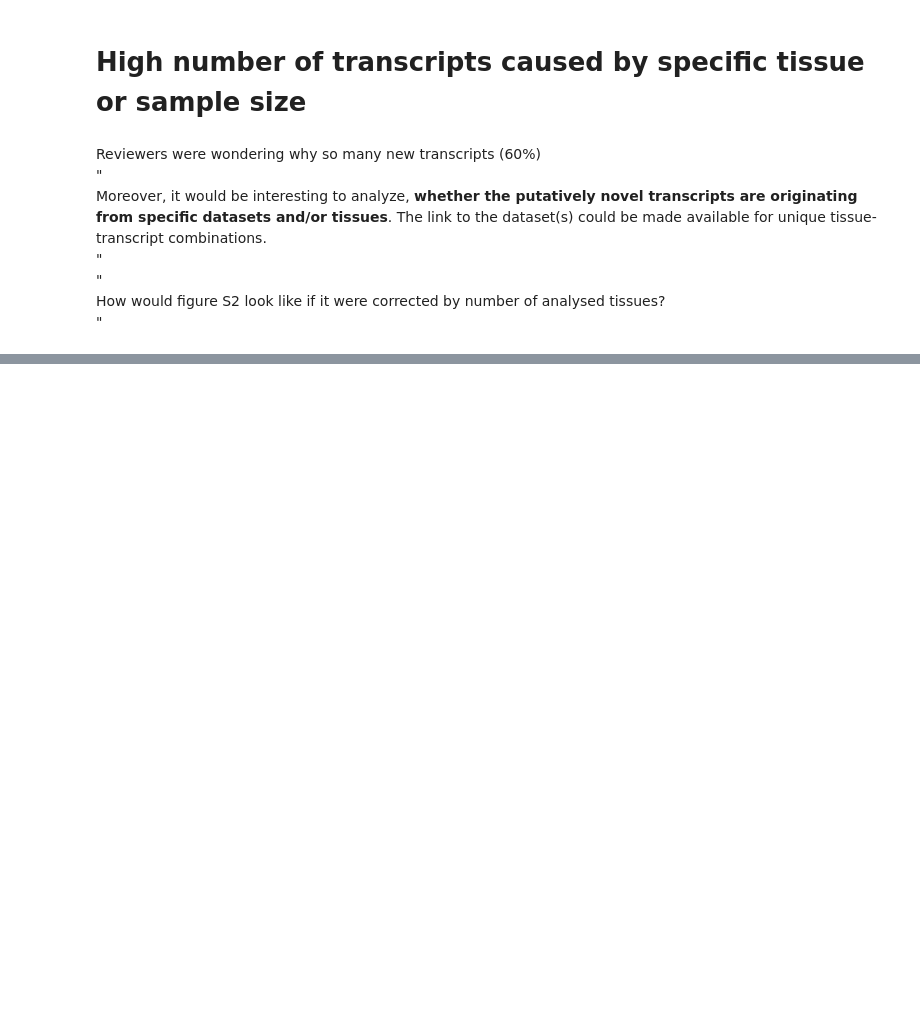
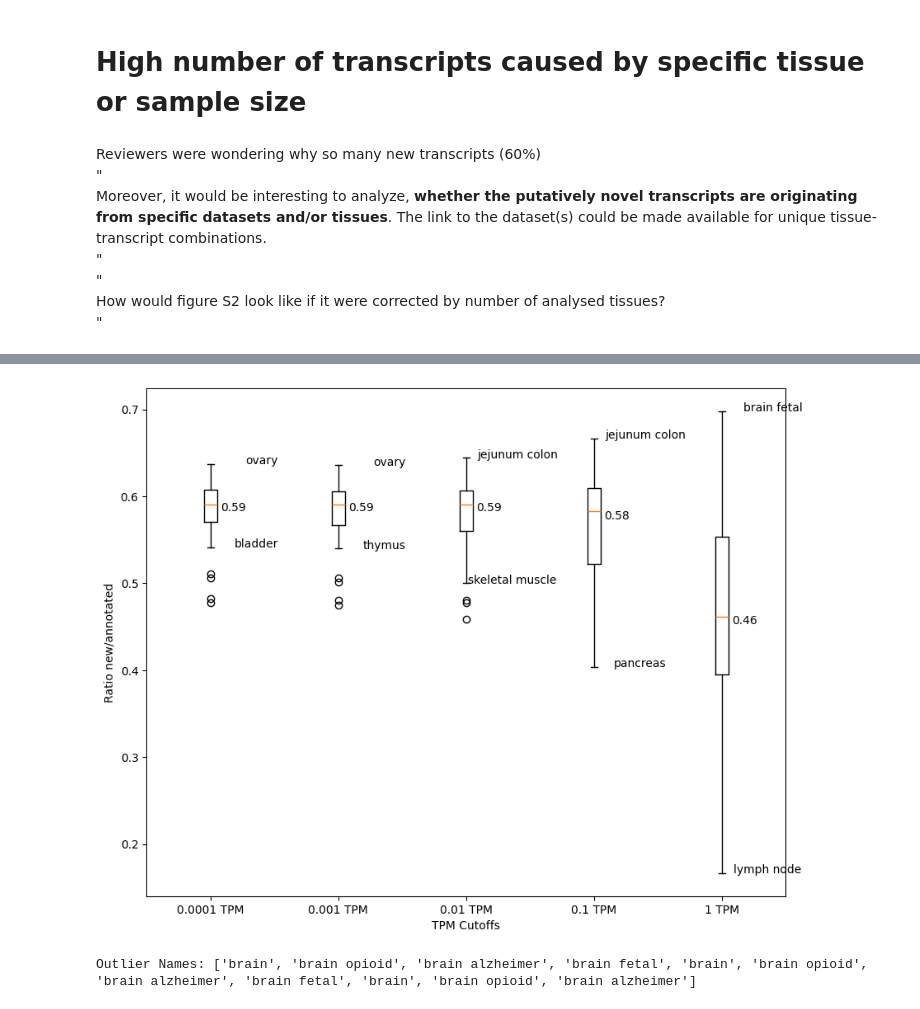
Before and after one commit to chrissikath/Splice-O-Mat, a Jupyter notebook: analysis/high_number_newly_transcripts/high_number_of_newly_transcripts.ipynb, the cells around one changed output, grey strips where cells are left out. Saved outputs shown, nothing was run; the diff lists cells and outputs as text; code cells hidden in the pictures; blank space fills up the shorter version.

Commit message:
ratio analysis of NSTRG transcripts

```diff
--- a/analysis/high_number_newly_transcripts/high_number_of_newly_transcripts.ipynb
+++ b/analysis/high_number_newly_transcripts/high_number_of_newly_transcripts.ipynb
@@ -195,6 +163,0 @@ tissues = df_sorted["Number of Samples"]
-# %%
-dict_percentage = {}
-for (key, value) in count_of_all_NSTRG_transcripts.items():
-    percent = count_dict[key]/(100* count_of_all_NSTRG_transcripts[key])
-    dict_percentage[key] = round(percent*1000,2)
-dict_percentage
@@ -218,0 +183,6 @@ dict_percentage
+# %%
+ratio_00001 = {key.replace("TPM(mean)", ""): value for key, value in ratio_00001.items()}
+ratio_0001 = {key.replace("TPM(mean)", ""): value for key, value in ratio_0001.items()}
+ratio_001 = {key.replace("TPM(mean)", ""): value for key, value in ratio_001.items()}
+ratio_01 = {key.replace("TPM(mean)", ""): value for key, value in ratio_01.items()}
+ratio_1 = {key.replace("TPM(mean)", ""): value for key, value in ratio_1.items()}
@@ -218,0 +204,59 @@ dict_percentage
+# %%
+import matplotlib.pyplot as plt
+from outliers import smirnov_grubbs as grubbs
+from scipy.stats import mannwhitneyu
+
+# plot the ratio for each cutoff
+data_dicts = [ratio_00001, ratio_0001, ratio_001, ratio_01, ratio_1]
+custom_labels = ["0.0001 TPM", "0.001 TPM", "0.01 TPM", "0.1 TPM", "1 TPM"]
+# Create a list to store labels for outliers
+outlier_labels = []
+
+
+# Create a figure and axis
+fig, ax = plt.subplots(figsize=(10, 8))
+
+# Plot boxplots for each dictionary
+for i, data_dict in enumerate(data_dicts):
+    values = list(data_dict.values())
+    labels = list(data_dict.keys())
+    boxplot = ax.boxplot(values, positions=[i + 1], labels=[custom_labels[i]], widths=0.1)
+
+    # Highlight outliers with their names
+    outliers = boxplot['fliers']
+    for box_index, outlier in enumerate(outliers):
+        y = outlier.get_ydata()
+        for idx, val in enumerate(y):
+            index = values.index(val)
+            outlier_name = f'{labels[index]}'
+            outlier_labels.append(labels[idx])
+
+    whiskers = boxplot['whiskers']
+    min_whisker = whiskers[0]
+    max_whisker = whiskers[1]
+
+    min_y = min_whisker.get_ydata()[1]
+    index = values.index(min_y)
+    min_whisker_name = f'{labels[index]}'
+    ax.annotate(min_whisker_name, (i + 1, min_whisker.get_ydata()[1]), textcoords="offset points", xytext=(40, 0), ha='center')
+
+    max_y = max_whisker.get_ydata()[1]
+    index = values.index(max_y)
+    max_whisker_name = f'{labels[index]}'
+    ax.annotate(max_whisker_name, (i + 1, max_whisker.get_ydata()[1]), textcoords="offset points", xytext=(45, 0), ha='center')
+
+    median_y = round(boxplot['medians'][0].get_ydata()[0], 2)
+    ax.annotate(median_y, (i + 1, median_y), textcoords="offset points", xytext=(20, -5), ha='center')
+
+# Set labels and title
+ax.set_xlabel('TPM Cutoffs')
+ax.set_ylabel('Ratio new/annotated')
+# Display the plot
+plt.savefig('ratios_of_new_transcripts_with_different_cutoffs.png', dpi=300)
+plt.show()
+
+# Print the names of outliers
+print("Outlier Names:", outlier_labels)
+# %% [output]
+[figure, added]
+Outlier Names: ['brain', 'brain opioid', 'brain alzheimer', 'brain fetal', 'brain', 'brain opioid', 'brain alzheimer', 'brain fetal', 'brain', 'brain opioid', 'brain alzheimer']
```
Also changed, not shown: parts of 24 cells of this notebook, 7 other files.
